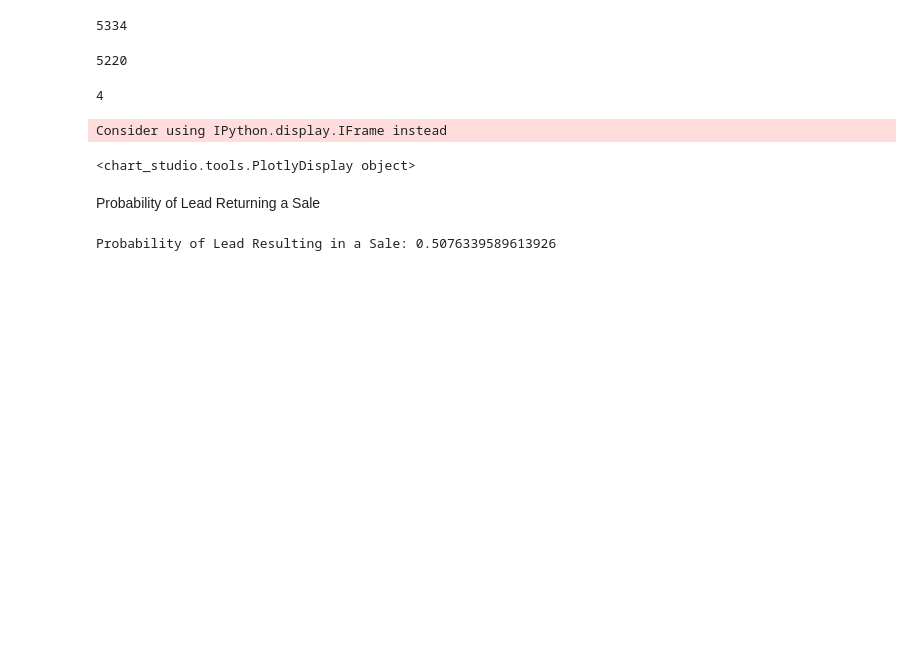
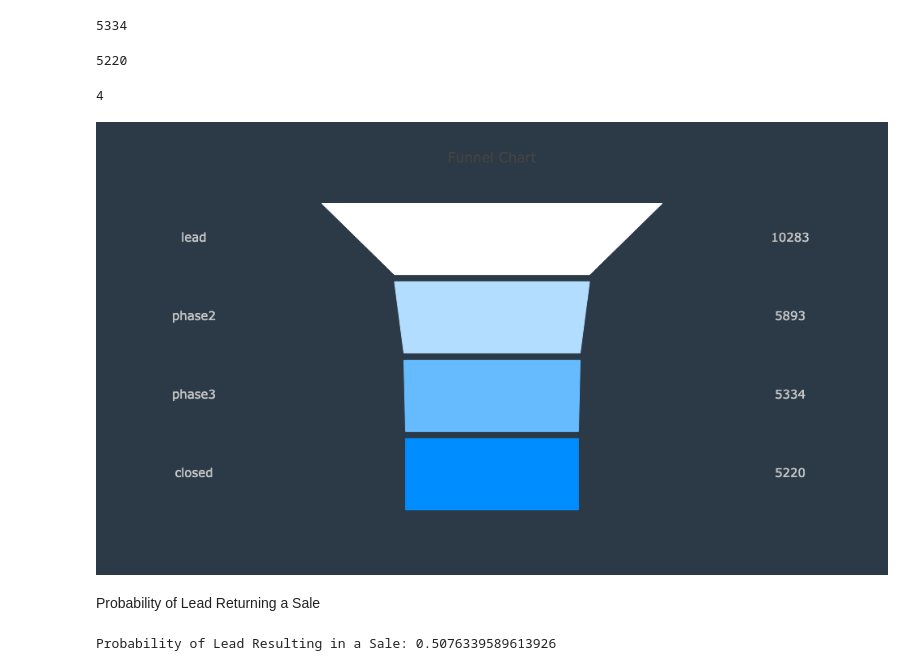
Before and after one commit to isaacsutor/DataScience, a Jupyter notebook: BusinessAnalytics/Example_Sales_Analysis.ipynb, the cells around one changed output. Cells and saved outputs as stored; diff of their text form; code cells hidden in the pictures; blank space fills up the shorter version.

```diff
--- a/BusinessAnalytics/Example_Sales_Analysis.ipynb
+++ b/BusinessAnalytics/Example_Sales_Analysis.ipynb
@@ -140,29 +140,28 @@ value_trace = go.Scatter(
 # %%
 data = [label_trace, value_trace]
 
 layout = go.Layout(
     title='Funnel Chart',
     shapes=shapes,
     height=560,
     width=800,
     showlegend=False,
     paper_bgcolor='rgba(44,58,71,1)',
     plot_bgcolor='rgba(44,58,71,1)',
     xaxis=dict(
         showticklabels=False,
         zeroline=False,
     ),
     yaxis=dict(
         showticklabels=False,
         zeroline=False
     )
 )
 
 fig = go.Figure(data=data, layout=layout)
-py.iplot(fig)
+iplot(fig)
 # %% [output]
-Consider using IPython.display.IFrame instead
-<chart_studio.tools.PlotlyDisplay object>
+[figure, added]
 # %% [markdown]
 Probability of Lead Returning a Sale
 # %%
```
Also changed, not shown: parts of 1 cell of this notebook, 5 other files.
